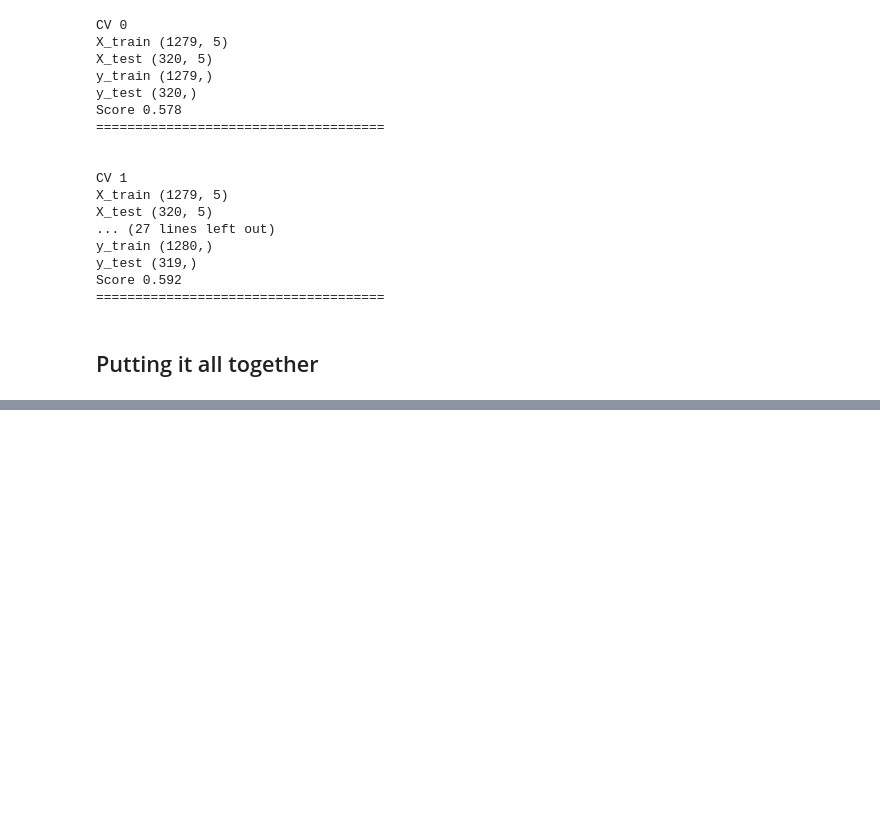
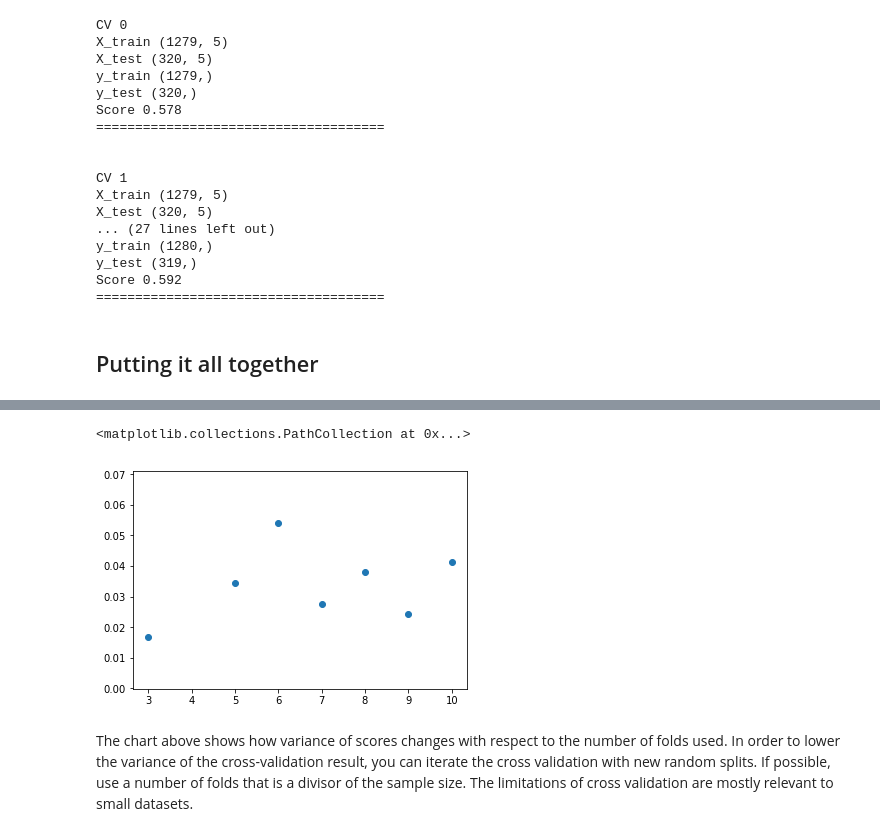
Before and after one commit to iamjz/Python-Data, a Jupyter notebook: CrossValidationBasics.ipynb, the cells around one changed output, grey strips where cells are left out. Saved outputs shown, nothing was run; the diff lists cells and outputs as text; code cells hidden in the pictures; blank space fills up the shorter version.

Commit message:
finish cross validation basics

```diff
--- a/CrossValidationBasics.ipynb
+++ b/CrossValidationBasics.ipynb
@@ -168,0 +181,5 @@ Score 0.592
+# %%
+m = GaussianNB()
+
+print("Our CV", list(cross_val_score(m, X, y, cv = 5)))
+print("sklearn CV", sklearn.model_selection.cross_val_score(m, X, y, cv = 5))
@@ -168,0 +224,8 @@ Score 0.592
+# %%
+plt.scatter([3, 5, 6, 7, 8, 9, 10],
+                [np.var(sklearn.model_selection.cross_val_score(m, X, y, cv = i)) * 100 for i in [3, 5, 6, 7, 8, 9, 10]])
+# %% [output]
+<matplotlib.collections.PathCollection at 0x...>
+[figure, added]
+# %% [markdown]
+The chart above shows how variance of scores changes with respect to the number of folds used. In order to lower the variance of the cross-validation result, you can iterate the cross validation with new random splits. If possible, use a number of folds that is a divisor of the sample size. The limitations of cross validation are mostly relevant to small datasets.
```
Also changed, not shown: parts of 9 cells of this notebook.
